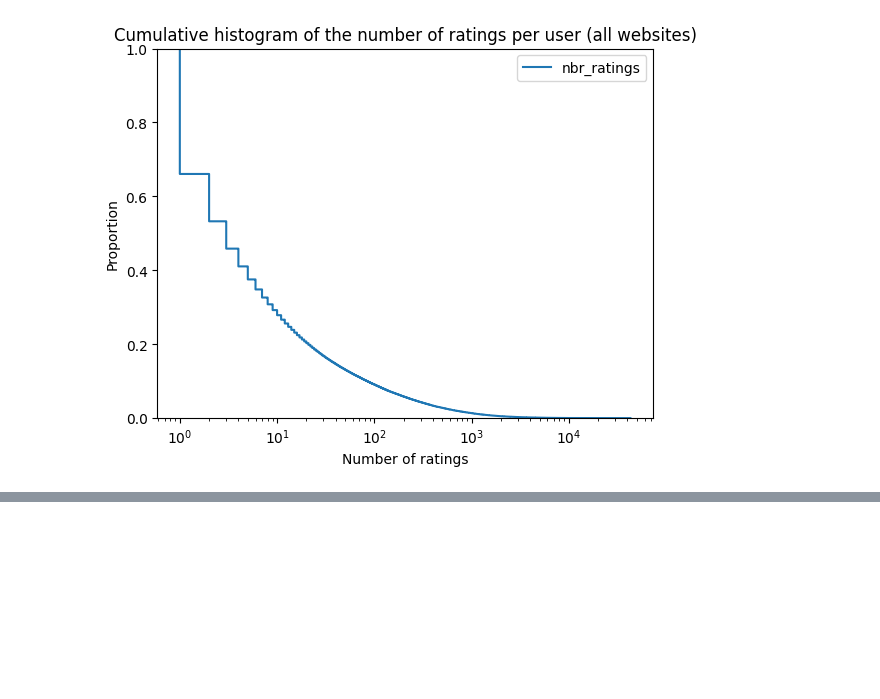
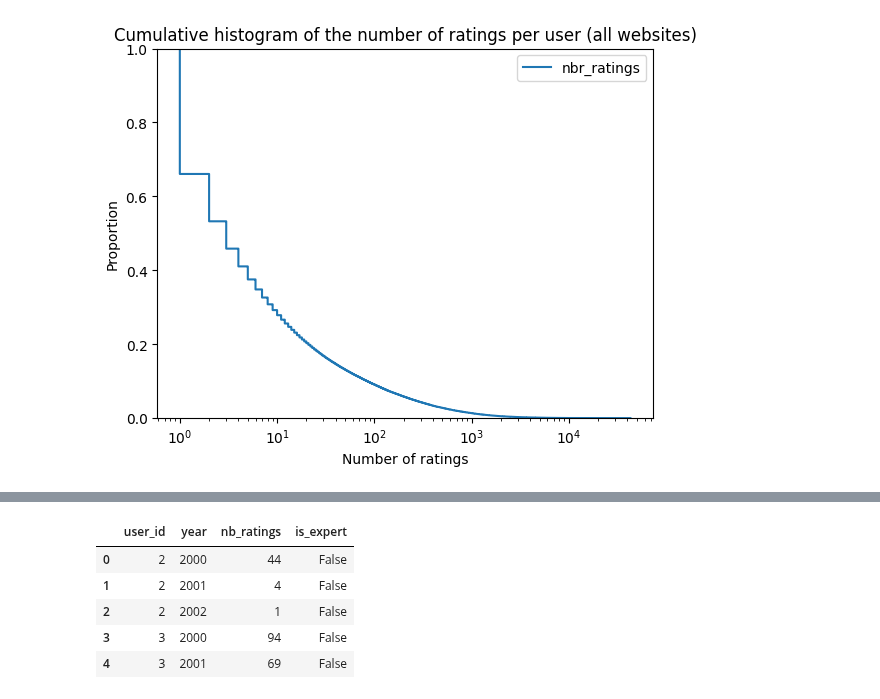
Before and after one commit to epfl-ada/ada-2023-project-remontada, a Jupyter notebook: code/main.ipynb, the cells around one changed output, grey strips where cells are left out. Saved outputs shown, nothing was run; the diff lists cells and outputs as text; code cells hidden in the pictures; blank space fills up the shorter version.

```diff
--- a/code/main.ipynb
+++ b/code/main.ipynb
@@ -265,0 +240,11 @@ ModuleNotFoundError: No module named 'pkg_resources'
+# %%
+#define the expert users
+df_ratings_stat_expert, df_ratings_stat_pivot = compute_experts_table(df_ratings_stats, threshold=0.2)
+df_ratings_stat_expert.head()
+# %% [output]
+|  | user_id | year | nb_ratings | is_expert |
+| 0 | 2 | 2000 | 44 | False |
+| 1 | 2 | 2001 | 4 | False |
+| 2 | 2 | 2002 | 1 | False |
+| 3 | 3 | 2000 | 94 | False |
+| 4 | 3 | 2001 | 69 | False |
```
Also changed, not shown: parts of 29 cells of this notebook.
